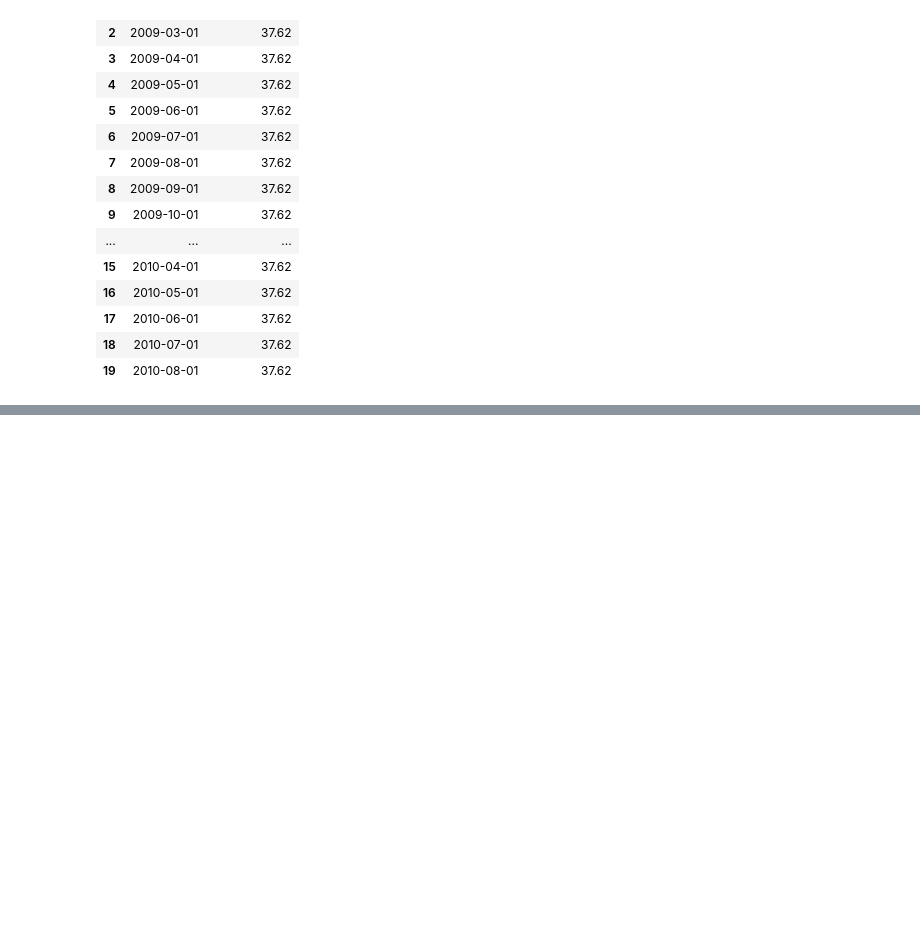
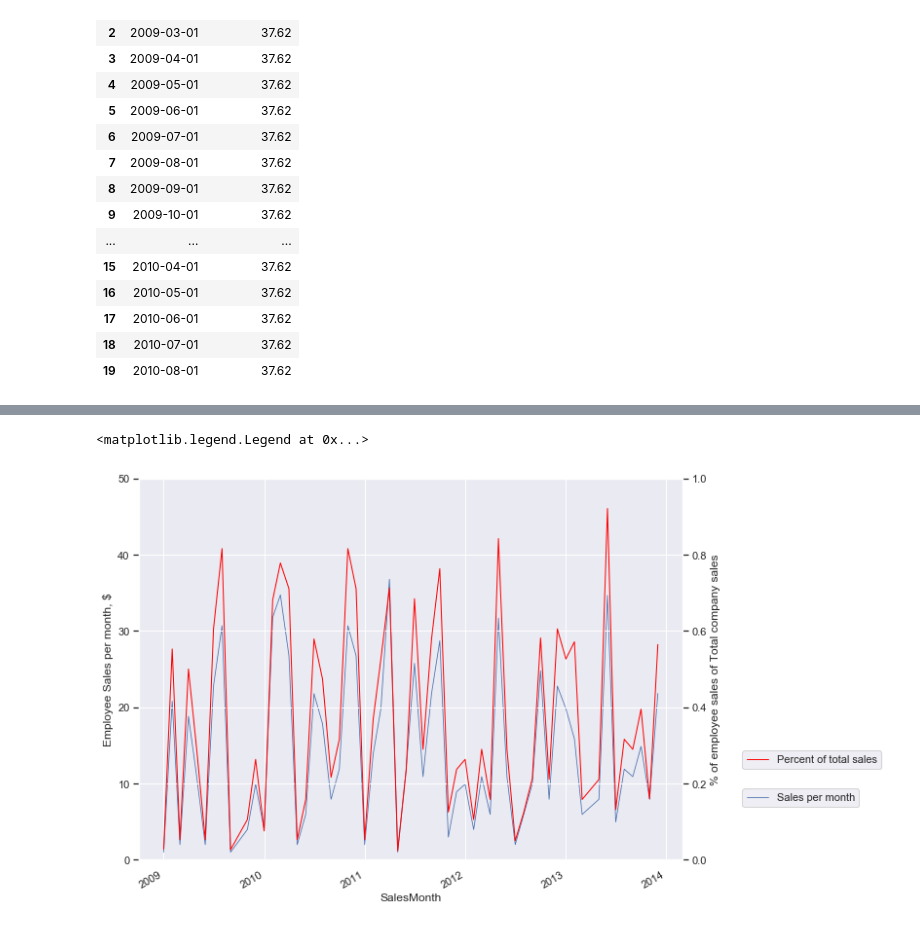
Before and after one commit to vaal12/MSPowerPoint-Automation, a Jupyter notebook: Picture for powerpoint.ipynb, the cells around one changed output, grey strips where cells are left out. Drawn from its saved outputs; the diff is of its cells as text; code cells hidden in the pictures; blank space fills up the shorter version.

Commit message:
Created traversing of employees

```diff
--- a/Picture for powerpoint.ipynb
+++ b/Picture for powerpoint.ipynb
@@ -210,0 +254,16 @@ sales_by_dateDF.plot(x="year", y="MonthlySales", figsize=(10,8))
+# %%
+employeesSalesDF = pd.read_sql_query("""
+        SELECT EmployeeId, fn as FirstName, ln as LastName,
+            strftime('%Y-%m', datetime(InvoiceDate)) as SalesMonth,
+            SUM(Total) as EmployeeTotalSales
+            FROM invoices
+            LEFT JOIN customers ON customers.CustomerId = invoices.CustomerId
+            LEFT JOIN (
+                SELECT FirstName as fn, LastName as ln, EmployeeId FROM employees
+            ) as employees2 ON customers.SupportRepId = employees2.EmployeeId
+        WHERE EmployeeID = 3
+        GROUP BY strftime('%Y-%m', datetime(InvoiceDate))
+        ORDER BY strftime('%Y-%m', datetime(InvoiceDate))
+        """,
+        business_conn, parse_dates=["SalesMonth"])
+employeesSalesDF.head()
@@ -210,0 +277,3 @@ sales_by_dateDF.plot(x="year", y="MonthlySales", figsize=(10,8))
+# %%
+employee_calculated_sales = pd.DataFrame(employeesSalesDF.merge(sales_by_dateDF, left_on="SalesMonth", right_on="year"))
+employee_calculated_sales.head()
@@ -210,0 +287,3 @@ sales_by_dateDF.plot(x="year", y="MonthlySales", figsize=(10,8))
+# %%
+employee_calculated_sales["proporsionOfTotal"] = employee_calculated_sales["EmployeeTotalSales"] / employee_calculated_sales["MonthlySales"]
+employee_calculated_sales.head()
@@ -210,0 +297,15 @@ sales_by_dateDF.plot(x="year", y="MonthlySales", figsize=(10,8))
+# %%
+plt1 = employee_calculated_sales.plot(x="SalesMonth", y=["EmployeeTotalSales"], figsize=(10,8), lw=0.8)
+plt1.set_ylim(0,50)
+plt1.set_ylabel("Employee Sales per month, $")
+plt1.legend(["Sales per month"], bbox_to_anchor=(1.1, 0.2))
+
+ax2 = plt1.twinx()
+ax2.spines['right'].set_position(('axes', 1.0))
+ax2 = employee_calculated_sales.plot(ax = ax2, x="SalesMonth", y=["proporsionOfTotal"], color="red", lw=1.0)
+ax2.set_ylim(0, 1.0)
+ax2.set_ylabel("% of employee sales of Total company sales")
+ax2.legend(["Percent of total sales"], bbox_to_anchor=(1.1, 0.3))
+# %% [output]
+<matplotlib.legend.Legend at 0x...>
+[figure, added]
```
Also changed, not shown: parts of 8 cells of this notebook, 2 other files.
